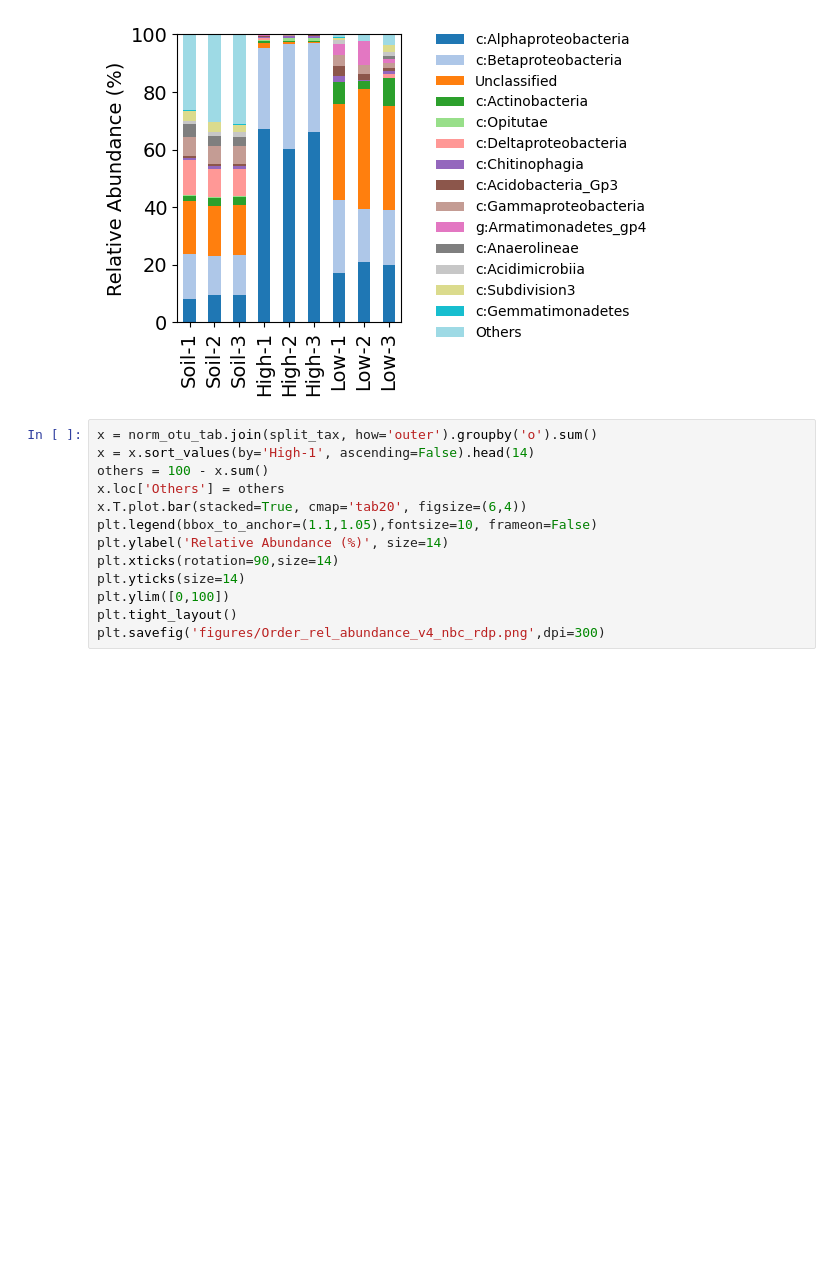
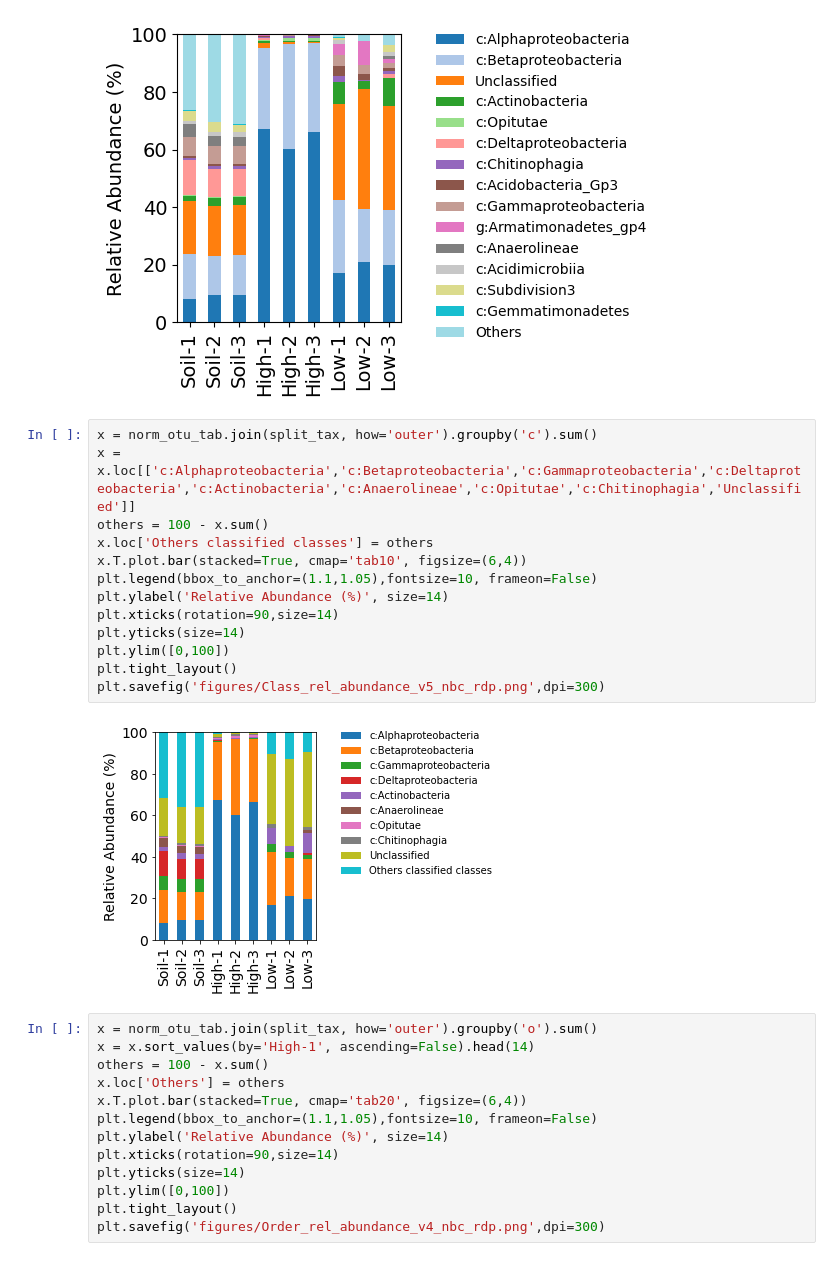
Before and after one commit to zflink/Wetland_Methanotrophs_PHA, a Jupyter notebook: 16S_sequencing/16S_data_plotting.ipynb, the cells around one changed output. Saved outputs shown, nothing was run; the diff lists cells and outputs as text; blank space fills up the shorter version.

```diff
--- a/16S_sequencing/16S_data_plotting.ipynb
+++ b/16S_sequencing/16S_data_plotting.ipynb
@@ -165,6 +181,21 @@ plt.tight_layout()
 plt.savefig('figures/Class_rel_abundance_v4_nbc_rdp.png',dpi=300)
 # %% [output]
 [figure]
+# %%
+x = norm_otu_tab.join(split_tax, how='outer').groupby('c').sum()
+x = x.loc[['c:Alphaproteobacteria','c:Betaproteobacteria','c:Gammaproteobacteria','c:Deltaproteobacteria','c:Actinobacteria','c:Anaerolineae','c:Opitutae','c:Chitinophagia','Unclassified']]
+others = 100 - x.sum()
+x.loc['Others classified classes'] = others
+x.T.plot.bar(stacked=True, cmap='tab10', figsize=(6,4))
+plt.legend(bbox_to_anchor=(1.1,1.05),fontsize=10, frameon=False)
+plt.ylabel('Relative Abundance (%)', size=14)
+plt.xticks(rotation=90,size=14)
+plt.yticks(size=14)
+plt.ylim([0,100])
+plt.tight_layout()
+plt.savefig('figures/Class_rel_abundance_v5_nbc_rdp.png',dpi=300)
+# %% [output]
+[figure, added]
 # %%
 x = norm_otu_tab.join(split_tax, how='outer').groupby('o').sum()
 x = x.sort_values(by='High-1', ascending=False).head(14)
```
Also changed, not shown: parts of 4 cells of this notebook.
